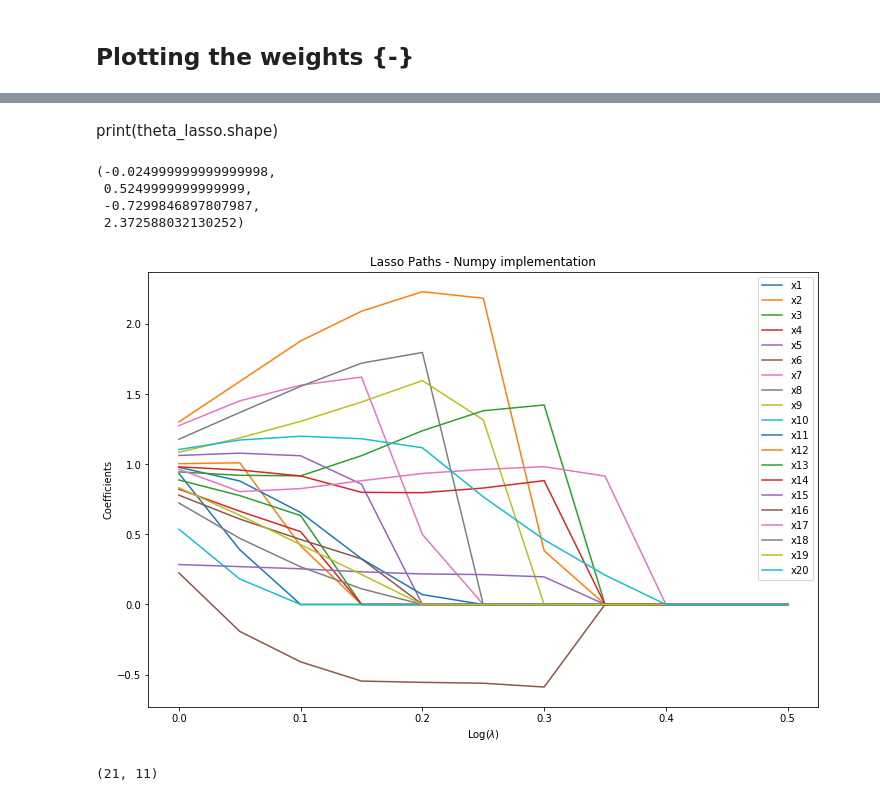
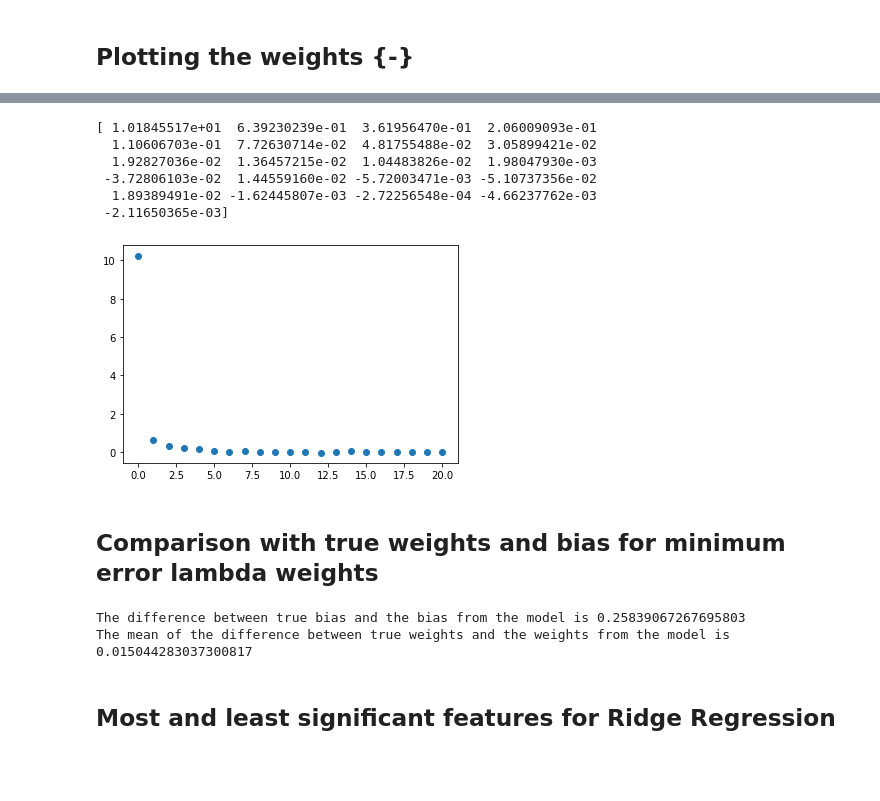
Before and after one commit to harsh-bhatt-25/ML_CS536, a Jupyter notebook: Assignment 5/Linear Regression.ipynb, the cells around one changed output, grey strips where cells are left out. Drawn from its saved outputs; the diff is of its cells as text; code cells hidden in the pictures; blank space fills up the shorter version.

```diff
--- a/Assignment 5/Linear Regression.ipynb
+++ b/Assignment 5/Linear Regression.ipynb
@@ -547,2 +223,0 @@ print(theta_lasso.shape)
-# %% [markdown]
-print(theta_lasso.shape)
@@ -579,42 +224,27 @@ def coordinate_descent_lasso(theta, X, y, lamda = .01, num_iters=100):
-# %%
-X = lr_x
-y = lr_y
-# Initialize variables
-m,n = X.shape
-initial_theta = np.ones((n, 1))
-theta_list = list()
-# lamda = np.logspace(0,2,10)/10 #Range of lambda values
-lamda = 0
-lamda_array = []
-while lamda < 0.5:
-    lamda_array.append(lamda)
-    lamda += 0.05
-#Run lasso regression for each lambda
-for l in lamda_array:
-    theta = coordinate_descent_lasso(initial_theta,X,y,lamda = l, num_iters=20)
-    theta_list.append(theta)
-
-theta_lasso = np.stack(theta_list).T
-n,_ = theta_lasso.shape
-plt.figure(figsize = (12,8))
-
-labels = ["x{}".format(i) for i in range(n)]
-for i in range(1, n):
-    plt.plot(lamda_array, theta_lasso[i], label = labels[i])
-
-# plt.xscale('log')
-plt.xlabel('Log($\\lambda$)')
-plt.ylabel('Coefficients')
-plt.title('Lasso Paths - Numpy implementation')
-plt.legend()
-plt.axis('tight')
-# %% [output]
-(-0.024999999999999998,
- 0.5249999999999999,
- -0.7299846897807987,
- 2.372588032130252)
-[figure, removed]
-# %%
-print(theta_lasso.shape)
-# %% [output]
-(21, 11)
+# %%
+tr_rr_x, tr_rr_y = generate(1000)
+rr_min_lambda = Ridge_Regression(min_lambda)
+rr_lambda_weights = rr.ridge_regression(tr_rr_x, tr_rr_y)
+print(rr_weights)
+plt.scatter([i for i in range(21)], rr_lambda_weights)
+plt.show()
+# %% [output]
+[ 1.01845517e+01  6.39230239e-01  3.61956470e-01  2.06009093e-01
+  1.10606703e-01  7.72630714e-02  4.81755488e-02  3.05899421e-02
+  1.92827036e-02  1.36457215e-02  1.04483826e-02  1.98047930e-03
+ -3.72806103e-02  1.44559160e-02 -5.72003471e-03 -5.10737356e-02
+  1.89389491e-02 -1.62445807e-03 -2.72256548e-04 -4.66237762e-03
+ -2.11650365e-03]
+[figure, added]
+# %% [markdown]
+## Comparison with true weights and bias for minimum error lambda weights
+# %%
+print("The difference between true bias and the bias from the model is \
+{}".format(abs(model_true_bias - rr_lambda_weights[0])))
+print("The mean of the difference between true weights \
+and the weights from the model is {}".format(np.mean(abs(model_true_weights - rr_lambda_weights[1:]))))
+# %% [output]
+The difference between true bias and the bias from the model is 0.25839067267695803
+The mean of the difference between true weights and the weights from the model is 0.015044283037300817
+# %% [markdown]
+## Most and least significant features for Ridge Regression
```
Also changed, not shown: parts of 85 cells of this notebook, 1 other file.
